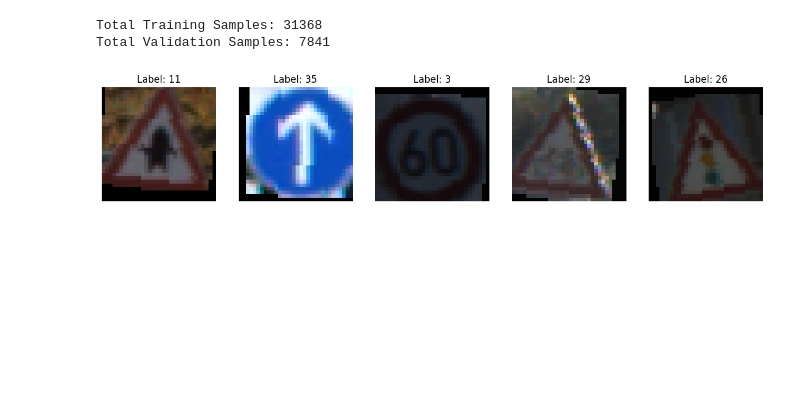
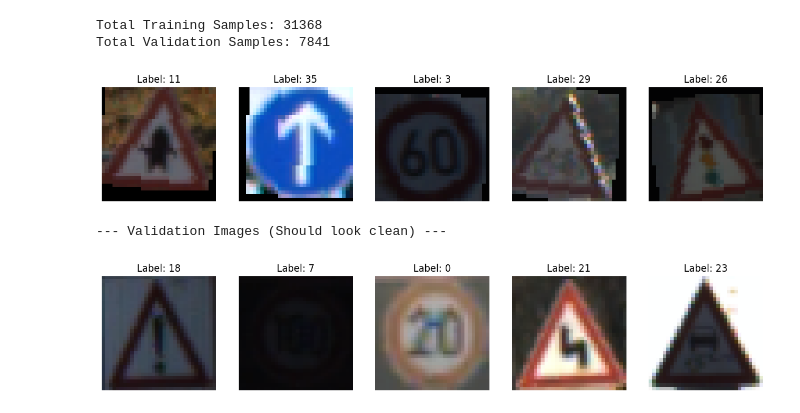
Before and after one commit to Kaankocc/gtsrb_classifier, a Jupyter notebook: notebooks/02_Model_Training.ipynb, the cells around one changed output. Cells and saved outputs as stored; diff of their text form; code cells hidden in the pictures; blank space fills up the shorter version.

```diff
--- a/notebooks/02_Model_Training.ipynb
+++ b/notebooks/02_Model_Training.ipynb
@@ -112,3 +112,19 @@ for i in range(5):
 plt.show()
 # %% [output]
 [figure]
+# %%
+# Get a batch from the VALIDATION loader (should be clean)
+val_iter = iter(val_loader)
+images, labels = next(val_iter)
+
+# Plot the first 5 images
+plt.figure(figsize=(15, 5))
+print("--- Validation Images (Should look clean) ---")
+for i in range(5):
+    plt.subplot(1, 5, i+1)
+    imshow(images[i]) # Reuse the imshow function from before
+    plt.title(f"Label: {labels[i].item()}")
+plt.show()
+# %% [output]
+--- Validation Images (Should look clean) ---
+[figure, added]
```
Also changed, not shown: 2 other files.
